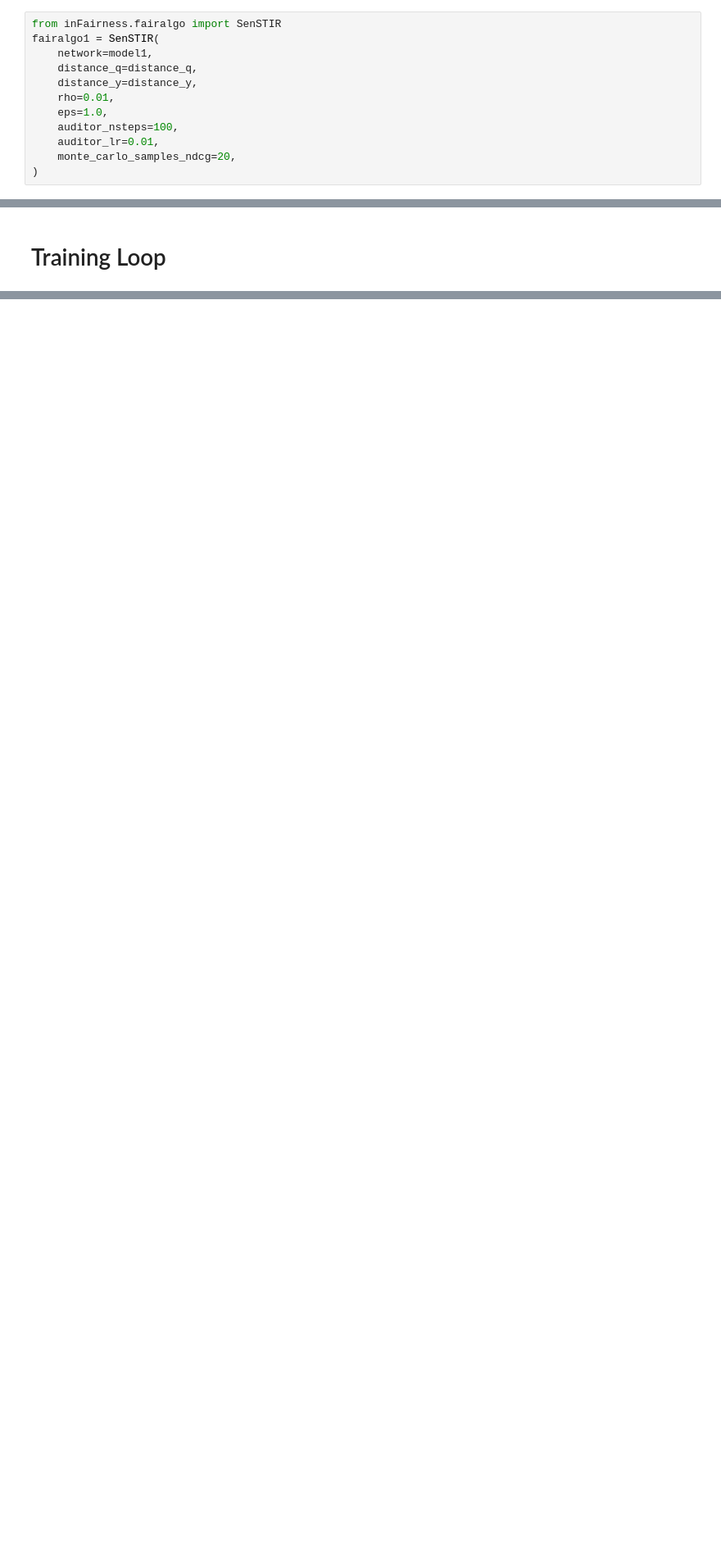
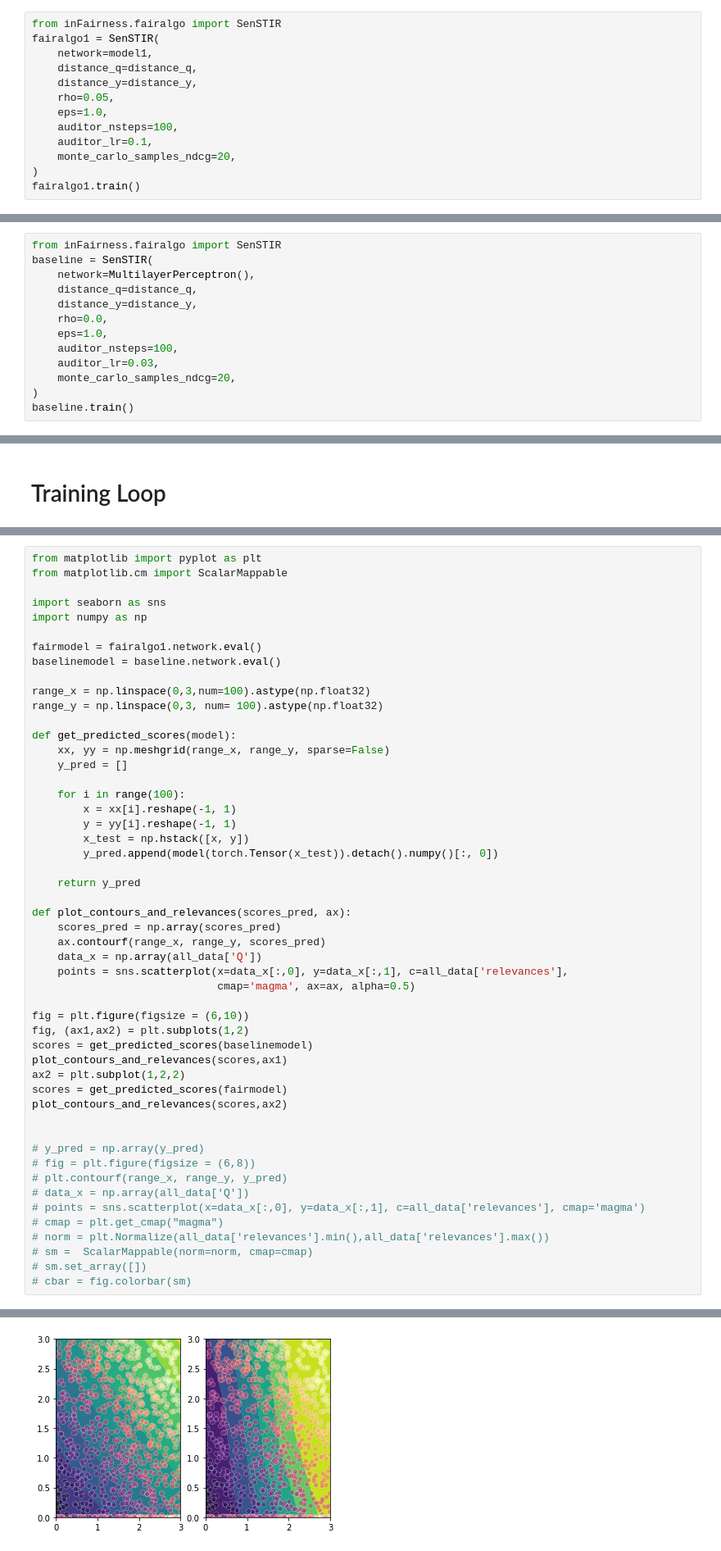
Before and after one commit to IBM/inFairness, a Jupyter notebook: examples/synthetic-data/synth_senstir_demo.ipynb, the cells around one changed output, grey strips where cells are left out. Shown at 82% size. Cells and saved outputs as stored; diff of their text form; blank space fills up the shorter version.

Commit message:
finished senstir code, changed a reshape in the aditor to avoid silent bugs and finished the senstir example on an ipithon notebook

```diff
--- a/examples/synthetic-data/synth_senstir_demo.ipynb
+++ b/examples/synthetic-data/synth_senstir_demo.ipynb
@@ -132,9 +137,10 @@ fairalgo1 = SenSTIR(
     network=model1,
     distance_q=distance_q,
     distance_y=distance_y,
-    rho=0.01,
+    rho=0.05,
     eps=1.0,
     auditor_nsteps=100,
-    auditor_lr=0.01,
+    auditor_lr=0.1,
     monte_carlo_samples_ndcg=20,
 )
+fairalgo1.train()
@@ -140,0 +163,13 @@ fairalgo1 = SenSTIR(
+# %%
+from inFairness.fairalgo import SenSTIR
+baseline = SenSTIR(
+    network=MultilayerPerceptron(),
+    distance_q=distance_q,
+    distance_y=distance_y,
+    rho=0.0,
+    eps=1.0,
+    auditor_nsteps=100,
+    auditor_lr=0.03,
+    monte_carlo_samples_ndcg=20,
+)
+baseline.train()
@@ -156,0 +218,52 @@ Wall time: 1min 25s
+# %%
+from matplotlib import pyplot as plt
+from matplotlib.cm import ScalarMappable
+
+import seaborn as sns
+import numpy as np
+
+fairmodel = fairalgo1.network.eval()
+baselinemodel = baseline.network.eval()
+
+range_x = np.linspace(0,3,num=100).astype(np.float32)
+range_y = np.linspace(0,3, num= 100).astype(np.float32)
+
+def get_predicted_scores(model):
+    xx, yy = np.meshgrid(range_x, range_y, sparse=False)
+    y_pred = []
+
+    for i in range(100):
+        x = xx[i].reshape(-1, 1)
+        y = yy[i].reshape(-1, 1)
+        x_test = np.hstack([x, y])
+        y_pred.append(model(torch.Tensor(x_test)).detach().numpy()[:, 0])
+
+    return y_pred
+
+def plot_contours_and_relevances(scores_pred, ax):
+    scores_pred = np.array(scores_pred)
+    ax.contourf(range_x, range_y, scores_pred)
+    data_x = np.array(all_data['Q'])
+    points = sns.scatterplot(x=data_x[:,0], y=data_x[:,1], c=all_data['relevances'],
+                             cmap='magma', ax=ax, alpha=0.5)
+
+fig = plt.figure(figsize = (6,10))
+fig, (ax1,ax2) = plt.subplots(1,2)
+scores = get_predicted_scores(baselinemodel)
+plot_contours_and_relevances(scores,ax1)
+ax2 = plt.subplot(1,2,2)
+scores = get_predicted_scores(fairmodel)
+plot_contours_and_relevances(scores,ax2)
+
+
+# y_pred = np.array(y_pred)
+# fig = plt.figure(figsize = (6,8))
+# plt.contourf(range_x, range_y, y_pred)
+# data_x = np.array(all_data['Q'])
+# points = sns.scatterplot(x=data_x[:,0], y=data_x[:,1], c=all_data['relevances'], cmap='magma')
+# cmap = plt.get_cmap("magma")
+# norm = plt.Normalize(all_data['relevances'].min(),all_data['relevances'].max())
+# sm =  ScalarMappable(norm=norm, cmap=cmap)
+# sm.set_array([])
+# cbar = fig.colorbar(sm)
+# %% [output]
@@ -156,0 +271 @@ Wall time: 1min 25s
+[figure, added]
```
Also changed, not shown: parts of 11 cells of this notebook, 2 other files.
